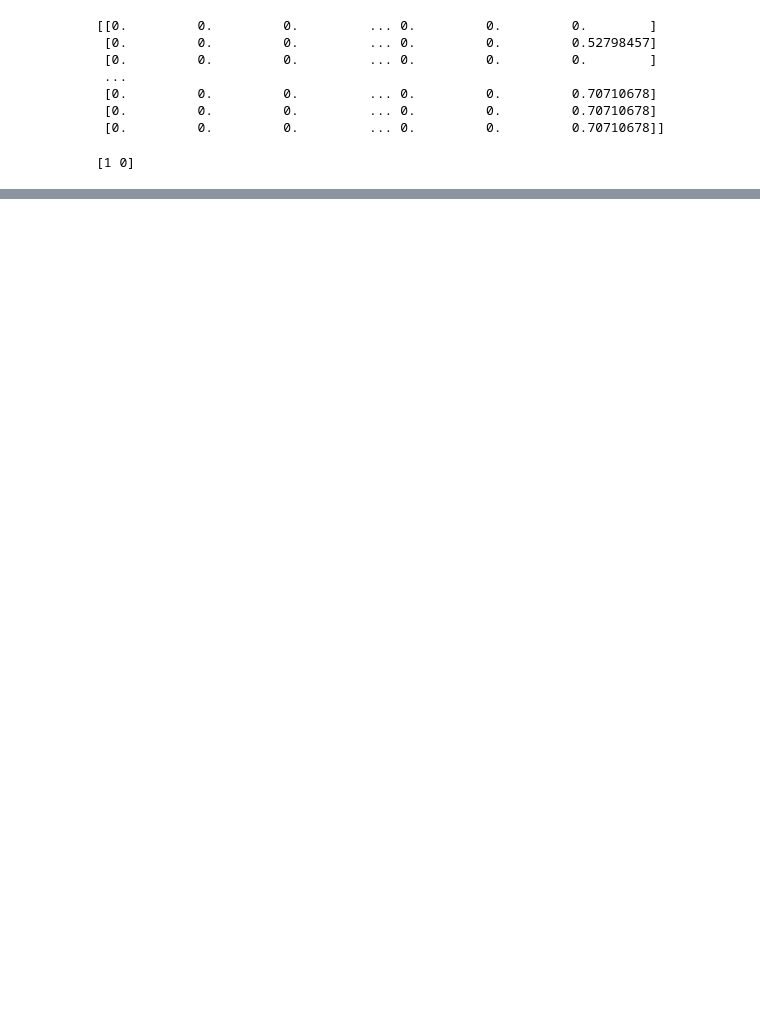
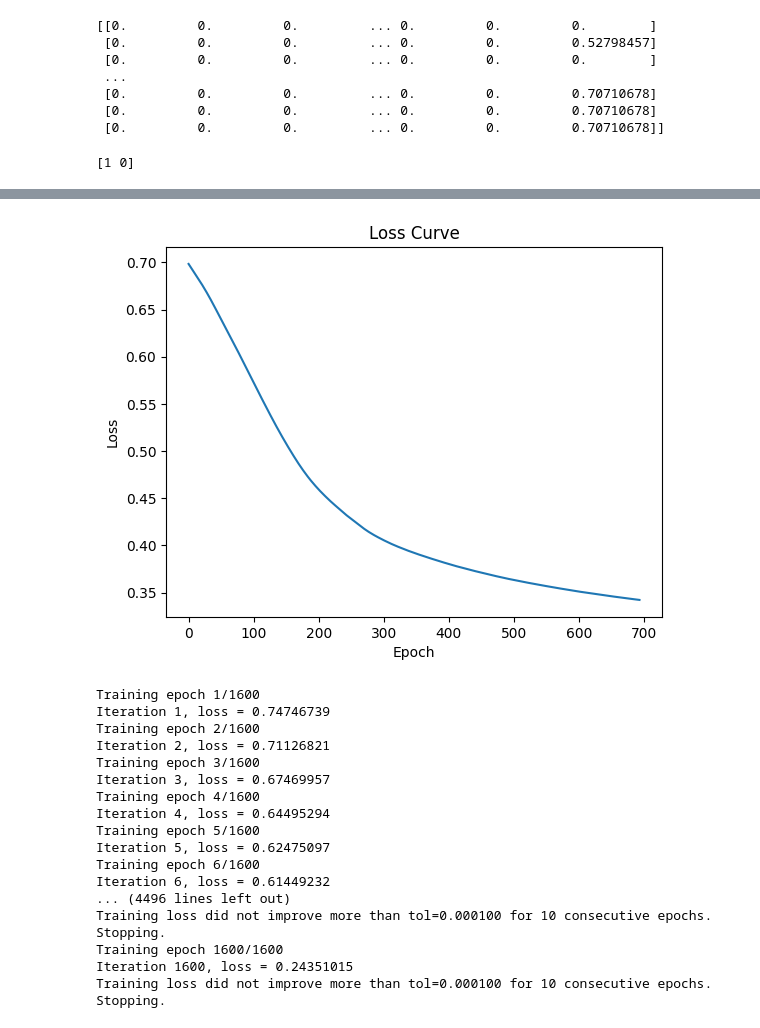
Before and after one commit to BachDi/hr-train-chat-bot, a Jupyter notebook: python/HR Text Classification Model 1.ipynb, the cells around one changed output, grey strips where cells are left out. Cells and saved outputs as stored; diff of their text form; code cells hidden in the pictures; blank space fills up the shorter version.

Commit message:
Increase epoch to 1600

```diff
--- a/python/HR Text Classification Model 1.ipynb
+++ b/python/HR Text Classification Model 1.ipynb
@@ -146,0 +125,58 @@ plt.show()
+# %%
+clf = MLPClassifier(hidden_layer_sizes=(10, 5), max_iter=1600)
+history = clf.fit(X_train, y_train)
+
+# plot the loss curve
+plt.plot(history.loss_curve_)
+plt.title('Loss Curve')
+plt.xlabel('Epoch')
+plt.ylabel('Loss')
+plt.show()
+
+# # plot the accuracy curve
+# plt.plot(history.score(X_train, y_train))
+# plt.plot(history.score(X_test, y_test))
+# plt.title('Accuracy Curves')
+# plt.xlabel('Epoch')
+# plt.ylabel('Accuracy')
+# plt.legend(['Train', 'Test'])
+# plt.show()
+
+clf = MLPClassifier(hidden_layer_sizes=(50, 50), max_iter=1600, alpha=0.0001, solver='sgd', verbose=10, random_state=1, learning_rate_init=.1)
+n_epochs = 1600
+train_accs = np.zeros(n_epochs)
+val_accs = np.zeros(n_epochs)
+train_losses = np.zeros(n_epochs)
+val_losses = np.zeros(n_epochs)
+
+for i in range(n_epochs):
+    print(f"Training epoch {i+1}/{n_epochs}")
+    # train the model on the training set for one epoch
+    clf.partial_fit(X_train, y_train, classes=np.unique(y_train))
+
+    # compute the training and validation accuracies and losses
+    y_train_pred = clf.predict(X_train)
+    y_test_pred = clf.predict(X_test)
+    train_accs[i] = accuracy_score(y_train, y_train_pred)
+    val_accs[i] = accuracy_score(y_test, y_test_pred)
+    train_losses[i] = log_loss(y_train, y_train_pred)
+    val_losses[i] = log_loss(y_test, y_test_pred)
+# %% [output]
+[figure, added]
+Training epoch 1/1600
+Iteration 1, loss = 0.74746739
+Training epoch 2/1600
+Iteration 2, loss = 0.71126821
+Training epoch 3/1600
+Iteration 3, loss = 0.67469957
+Training epoch 4/1600
+Iteration 4, loss = 0.64495294
+Training epoch 5/1600
+Iteration 5, loss = 0.62475097
+Training epoch 6/1600
+Iteration 6, loss = 0.61449232
+... (4496 lines left out)
+Training loss did not improve more than tol=0.000100 for 10 consecutive epochs. Stopping.
+Training epoch 1600/1600
+Iteration 1600, loss = 0.24351015
+Training loss did not improve more than tol=0.000100 for 10 consecutive epochs. Stopping.
```
Also changed, not shown: parts of 6 cells of this notebook.
